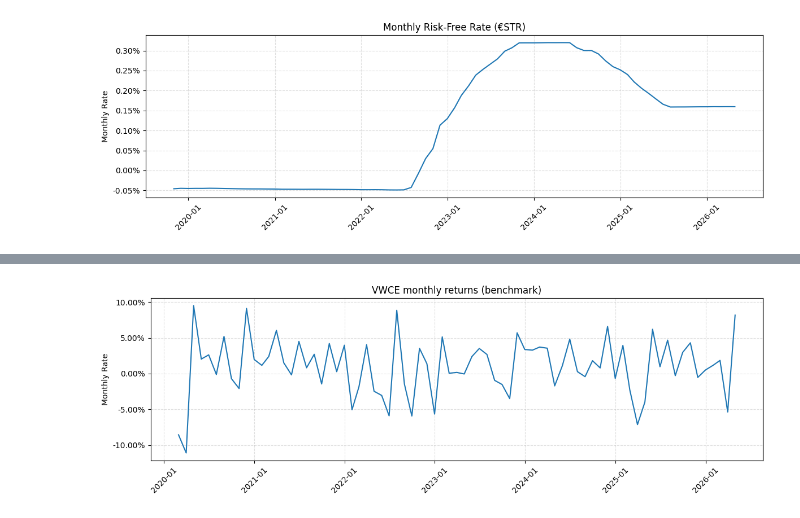
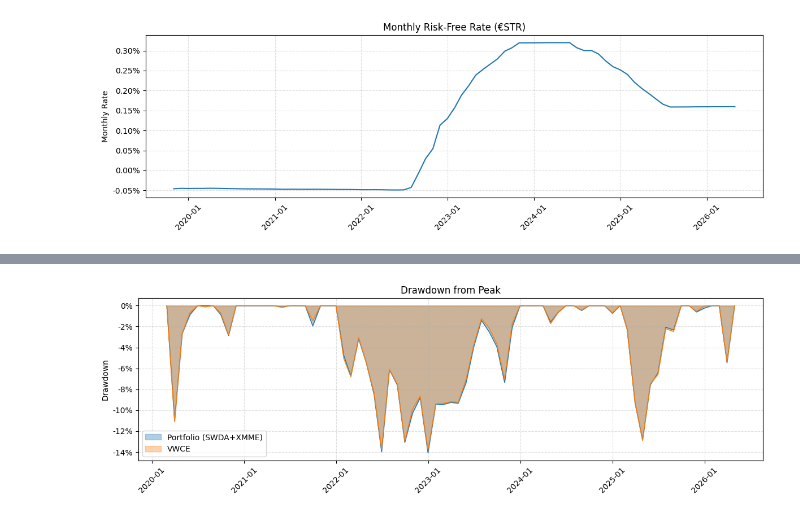
Before and after one commit to insaneGei/VWCE_approximation, a Jupyter notebook: notebooks/portfolio_evaluation.ipynb, the cells around one changed output, grey strips where cells are left out. Cells and saved outputs as stored; diff of their text form; code cells hidden in the pictures.

```diff
--- a/notebooks/portfolio_evaluation.ipynb
+++ b/notebooks/portfolio_evaluation.ipynb
@@ -196,14 +292,22 @@ Common span: 2020-02-29 → 2026-04-30, 75 months
 # %%
+# Drawdown plot
+drawdowns = cumulative.apply(lambda s: (s - s.cummax()) / s.cummax())
+colors = ['#1f77b4', '#ff7f0e', '#2ca02c']
+
 fig, ax = plt.subplots(figsize=(12, 4))
-ax.plot(bench_returns.index, bench_returns.values, linewidth=1.5, color='#1f77b4')
-ax.set_title('VWCE monthly returns (benchmark)')
-ax.set_ylabel('Monthly Rate')
-ax.yaxis.set_major_formatter(plt.FuncFormatter(lambda y, _: f'{y:.2%}'))
+for col, color in zip(drawdowns.columns, colors):
+    ax.fill_between(drawdowns.index, drawdowns[col], 0, alpha=0.35, color=color, label=col)
+    ax.plot(drawdowns.index, drawdowns[col], color=color, linewidth=1)
+
+ax.set_title('Drawdown from Peak')
+ax.set_ylabel('Drawdown')
+ax.yaxis.set_major_formatter(plt.FuncFormatter(lambda y, _: f'{y:.0%}'))
 ax.xaxis.set_major_formatter(mdates.DateFormatter('%Y-%m'))
 ax.xaxis.set_major_locator(mdates.YearLocator())
 plt.xticks(rotation=45)
+ax.legend()
 ax.grid(True, linestyle='--', alpha=0.4)
 plt.tight_layout()
 plt.show()
 # %% [output]
-[figure, old version]
+[figure, new version]
```
Also changed, not shown: parts of 21 cells of this notebook, 1 other file.
